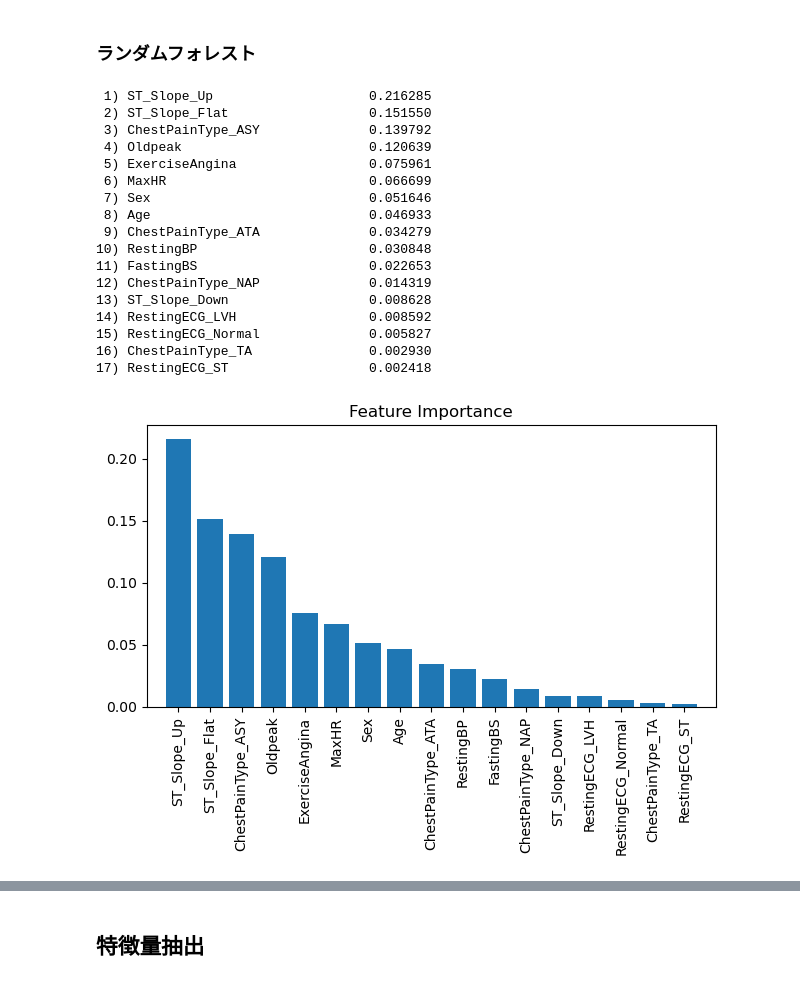
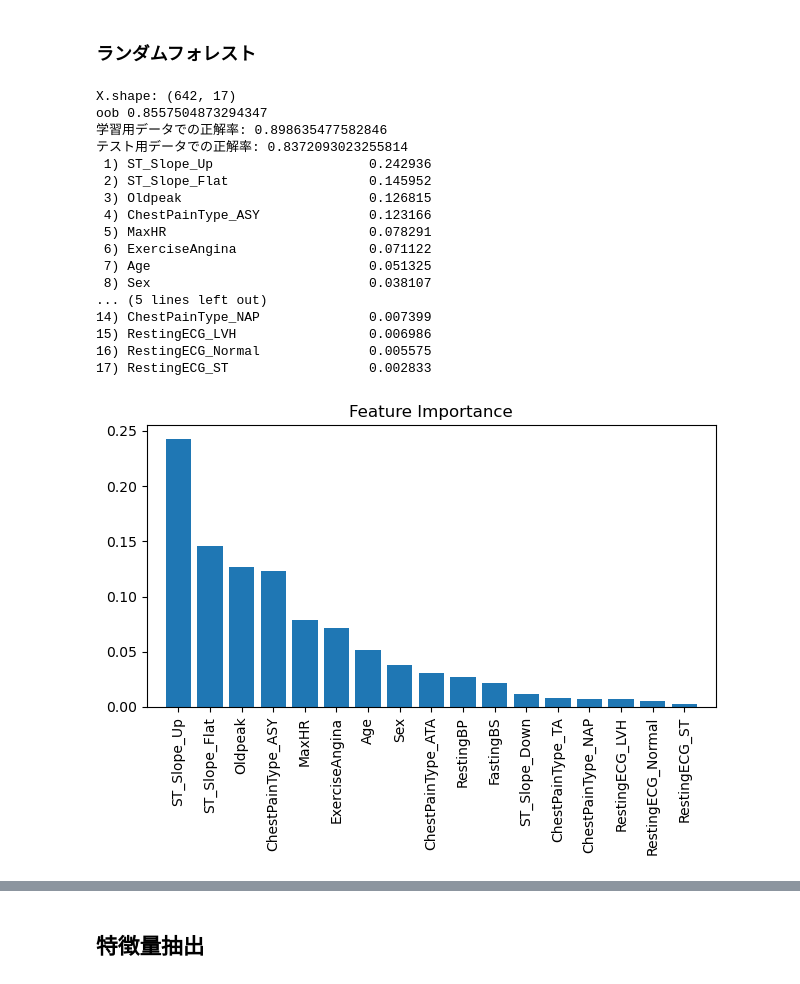
Before and after one commit to sushiizukatsu/problem2, a Jupyter notebook: problem2.ipynb, the cells around one changed output, grey strips where cells are left out. Cells and saved outputs as stored; diff of their text form; code cells hidden in the pictures.

```diff
--- a/problem2.ipynb
+++ b/problem2.ipynb
@@ -408,8 +442,8 @@ def plot_decision_regions(X, y, classifier, resolution=0.02):
 # %%
-tree_model = DecisionTreeClassifier(criterion='gini',
-                                    max_depth=5,
-                                    max_leaf_nodes=16,
-                                    min_samples_split=10,
+tree_model = DecisionTreeClassifier(criterion='entropy',
+                                    max_depth=gs.best_params_['max_depth'],
+                                    max_leaf_nodes=gs.best_params_['max_leaf_nodes'],
+                                    min_samples_split=gs.best_params_['min_samples_split'],
                                     random_state=1)
 tree_model.fit(X_train, y_train)
 
@@ -417,16 +451,24 @@ print('学習用データでの正解率:', (tree_model.predict(X_train) == y_tr
 print('テスト用データでの正解率:', (tree_model.predict(X_test) == y_test).mean())
 
 plt.figure(figsize=(30, 10))
-tree.plot_tree(tree_model, feature_names=cols, fontsize=10.5)
+tree.plot_tree(tree_model, feature_names=cols_used, fontsize=10.5)
 plt.tight_layout()
 plt.show()
 
-importance = tree_model.feature_importances_
-print('importance', importance)
+importances = tree_model.feature_importances_
+indices = np.argsort(importances)[::-1]
+for f in range(X_train.shape[1]):
+    print("%2d) %-*s %f" % (f + 1, 30,
+                            cols_used[indices[f]],
+                            importances[indices[f]]))
 
-index = np.argsort(importance)[::-1]
-print('importanceが大きい順', np.array(cols)[index])
-
-plt.barh(np.array(cols)[index], importance[index])
+plt.title('Feature Importance')
+plt.bar(range(X_train.shape[1]),
+        importances[indices],
+        align='center')
+plt.xticks(range(X_train.shape[1]),
+           cols_used[indices], rotation=90)
+plt.xlim([-1, X_train.shape[1]])
+plt.tight_layout()
 plt.show()
 # %% [output]
@@ -440,52 +496,59 @@ importanceが大きい順 ['ST_Slope_Up' 'Oldpeak' 'MaxHR' 'Sex' 'ChestPainType_
 # %% [markdown]
 ### ランダムフォレスト
 # %%
-feat_labels = cols
+cols, X_train, y_train, _, X_test, y_test, *_ = prepro()
 
 forest = RandomForestClassifier(n_estimators=1000,
                                 max_leaf_nodes=16,
                                 max_features='sqrt',
                                 oob_score=True,
                                 random_state=1)
 
 forest.fit(X_train, y_train)
+
+print('oob', forest.oob_score_)
+print('学習用データでの正解率:', (forest.predict(X_train) == y_train).mean())
+print('テスト用データでの正解率:', (forest.predict(X_test) == y_test).mean())
+
 importances = forest.feature_importances_
 
 indices = np.argsort(importances)[::-1]
 
 for f in range(X_train.shape[1]):
     print("%2d) %-*s %f" % (f + 1, 30,
-                            feat_labels[indices[f]],
+                            cols_used[indices[f]],
                             importances[indices[f]]))
 
 plt.title('Feature Importance')
 plt.bar(range(X_train.shape[1]),
         importances[indices],
         align='center')
 
 plt.xticks(range(X_train.shape[1]),
-           feat_labels[indices], rotation=90)
+           cols_used[indices], rotation=90)
 plt.xlim([-1, X_train.shape[1]])
 plt.tight_layout()
 plt.show()
 
 print('oob', forest.oob_score_)
+print('学習用データでの正解率:', (tree_model.predict(X_train) == y_train).mean())
+print('テスト用データでの正解率:', (tree_model.predict(X_test) == y_test).mean())
 # %% [output]
- 1) ST_Slope_Up                    0.216285
- 2) ST_Slope_Flat                  0.151550
- 3) ChestPainType_ASY              0.139792
- 4) Oldpeak                        0.120639
- 5) ExerciseAngina                 0.075961
- 6) MaxHR                          0.066699
- 7) Sex                            0.051646
- 8) Age                            0.046933
- 9) ChestPainType_ATA              0.034279
-10) RestingBP                      0.030848
-11) FastingBS                      0.022653
-12) ChestPainType_NAP              0.014319
-13) ST_Slope_Down                  0.008628
-14) RestingECG_LVH                 0.008592
-15) RestingECG_Normal              0.005827
-16) ChestPainType_TA               0.002930
-17) RestingECG_ST                  0.002418
+X.shape: (642, 17)
+oob 0.8557504873294347
+学習用データでの正解率: 0.898635477582846
+テスト用データでの正解率: 0.8372093023255814
+ 1) ST_Slope_Up                    0.242936
+ 2) ST_Slope_Flat                  0.145952
+ 3) Oldpeak                        0.126815
+ 4) ChestPainType_ASY              0.123166
+ 5) MaxHR                          0.078291
+ 6) ExerciseAngina                 0.071122
+ 7) Age                            0.051325
+ 8) Sex                            0.038107
+... (5 lines left out)
+14) ChestPainType_NAP              0.007399
+15) RestingECG_LVH                 0.006986
+16) RestingECG_Normal              0.005575
+17) RestingECG_ST                  0.002833
-[figure, old version]
+[figure, new version]
```
Also changed, not shown: parts of 24 cells of this notebook.
